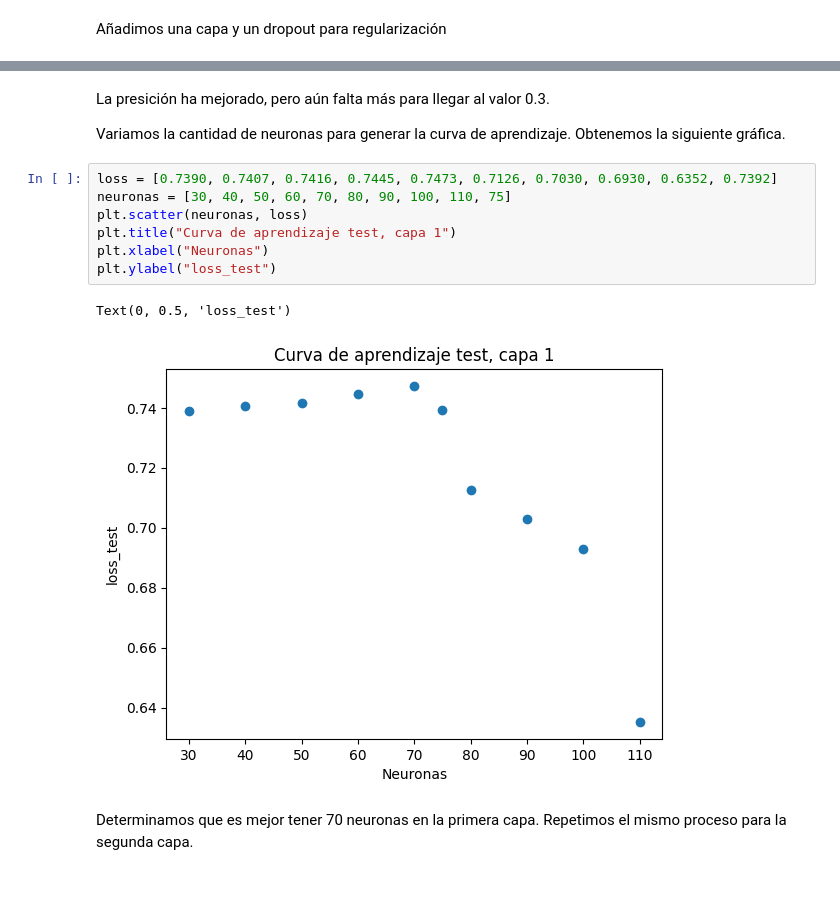
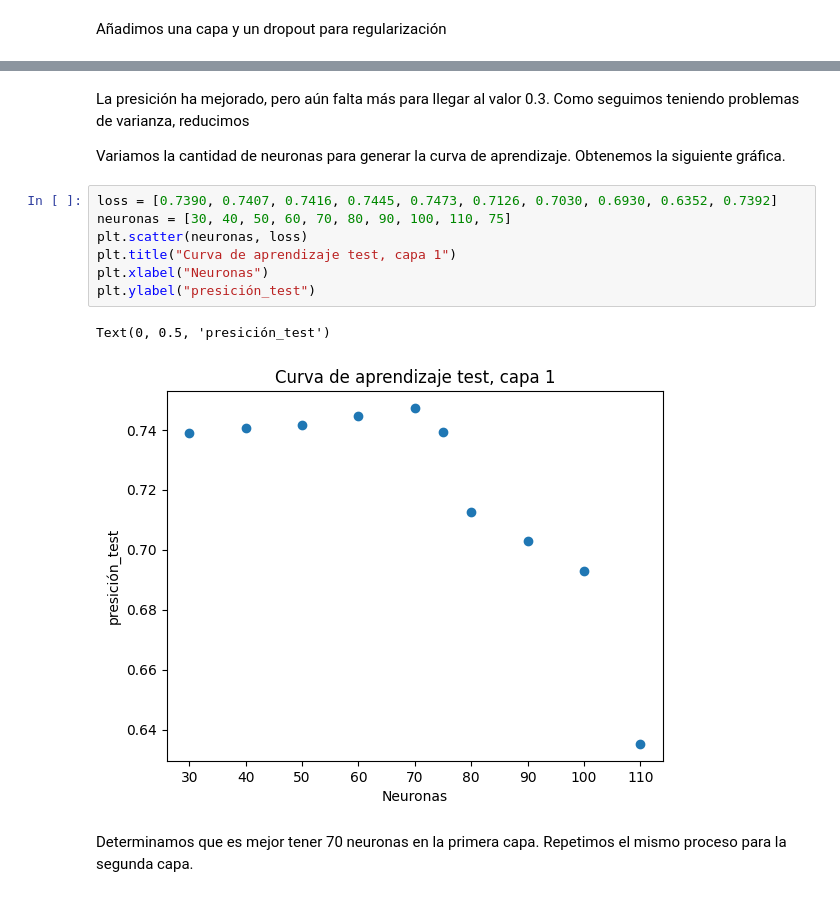
Before and after one commit to DCI-alxogm/ml2023-Isaias-Hernandez, a Jupyter notebook: Dic1-2/clasificacion_numeros.ipynb, the cells around one changed output, grey strips where cells are left out. Cells and saved outputs as stored; diff of their text form.

```diff
--- a/Dic1-2/clasificacion_numeros.ipynb
+++ b/Dic1-2/clasificacion_numeros.ipynb
@@ -228,16 +229,16 @@ Test loss, test accuracy: [1.2247308492660522, 0.5242857336997986]
 # %% [markdown]
-La presición ha mejorado, pero aún falta más para llegar al valor 0.3.
+La presición ha mejorado, pero aún falta más para llegar al valor 0.3. Como seguimos teniendo problemas de varianza, reducimos
 
 Variamos la cantidad de neuronas para generar la curva de aprendizaje. Obtenemos la siguiente gráfica.
 # %%
 loss = [0.7390, 0.7407, 0.7416, 0.7445, 0.7473, 0.7126, 0.7030, 0.6930, 0.6352, 0.7392]
 neuronas = [30, 40, 50, 60, 70, 80, 90, 100, 110, 75]
 plt.scatter(neuronas, loss)
 plt.title("Curva de aprendizaje test, capa 1")
 plt.xlabel("Neuronas")
-plt.ylabel("loss_test")
+plt.ylabel("presición_test")
 # %% [output]
-Text(0, 0.5, 'loss_test')
+Text(0, 0.5, 'presición_test')
-[figure, old version]
+[figure, new version]
 # %% [markdown]
 Determinamos que es mejor tener 70 neuronas en la primera capa. Repetimos el mismo proceso para la segunda capa.
```
Also changed, not shown: parts of 10 cells of this notebook.
